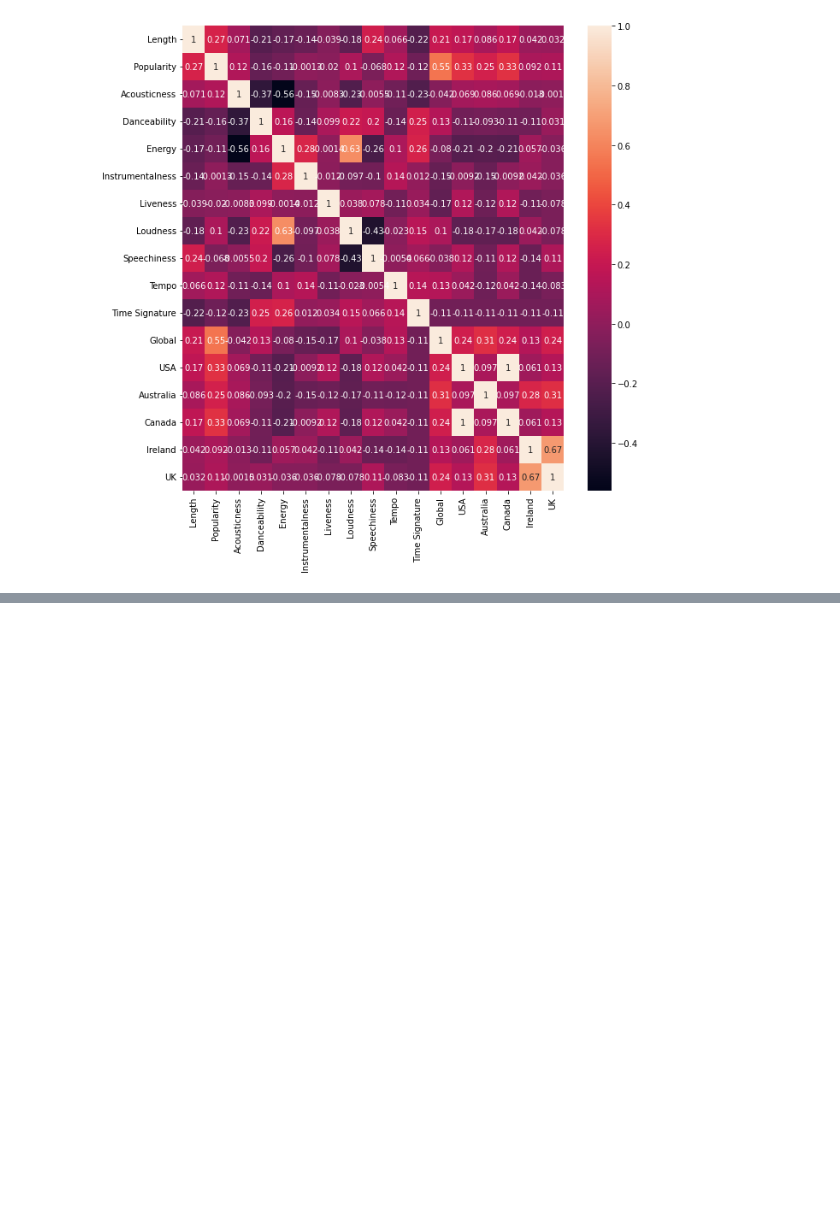
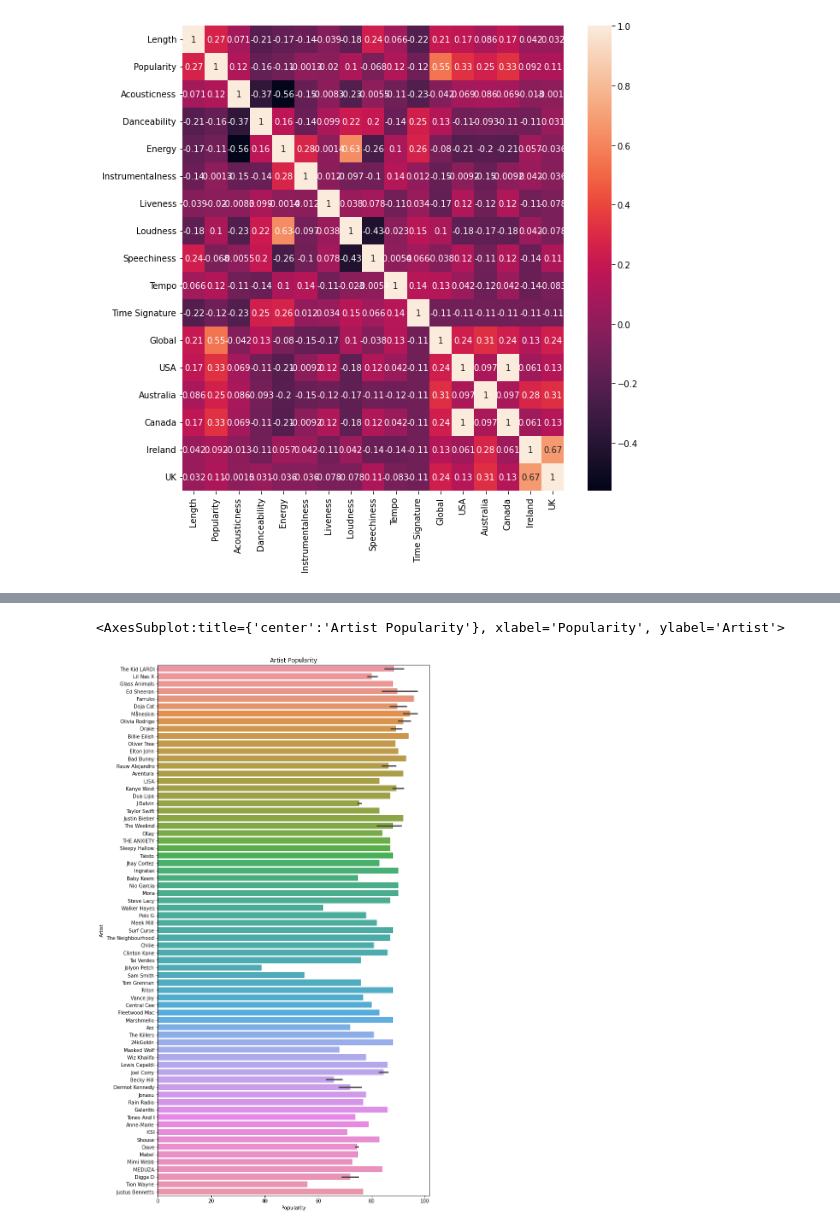
Before and after one commit to jadefreese/SpotifyTop50-Data-Analysis, a Jupyter notebook: Data/Understanding the Data.ipynb, the cells around one changed output, grey strips where cells are left out. Cells and saved outputs as stored; diff of their text form; code cells hidden in the pictures; blank space fills up the shorter version.

Commit message:
Add visualization to data understanding section

```diff
--- a/Data/Understanding the Data.ipynb
+++ b/Data/Understanding the Data.ipynb
@@ -68,0 +91,3 @@ allTracks_df.head()
+# %%
+allTracks_df['Release Date'] = pd.to_datetime(allTracks_df['Release Date'],format='%Y-%m-%d')
+allTracks_df.info()
@@ -100,0 +238,7 @@ globalTop.describe()
+# %%
+plt.figure(figsize=(10,20))
+plt.title('Artist Popularity')
+sns.barplot(x=allTracks_df['Popularity'], y=allTracks_df['Artist'])
+# %% [output]
+<AxesSubplot:title={'center':'Artist Popularity'}, xlabel='Popularity', ylabel='Artist'>
+[figure, added]
```
Also changed, not shown: parts of 14 cells of this notebook, 2 other files.
